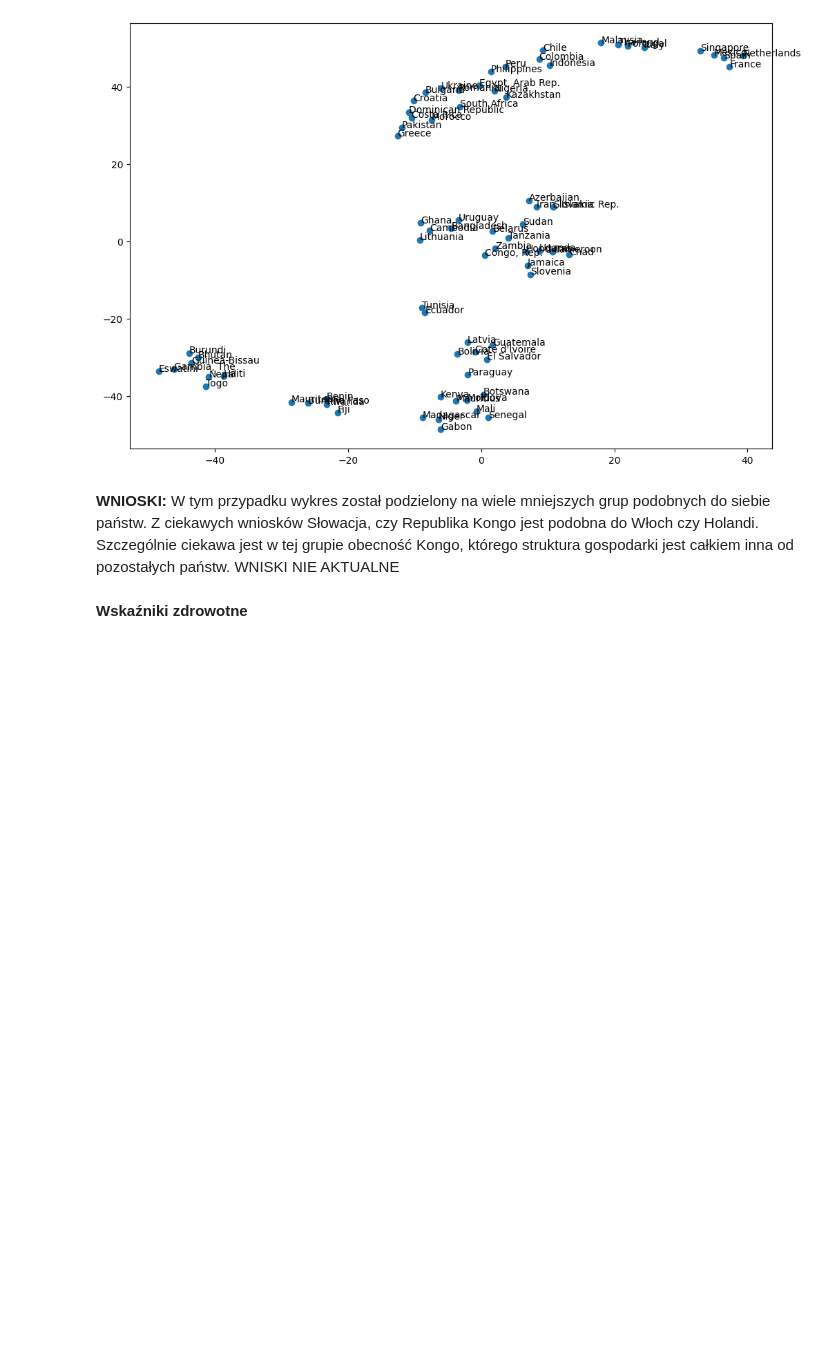
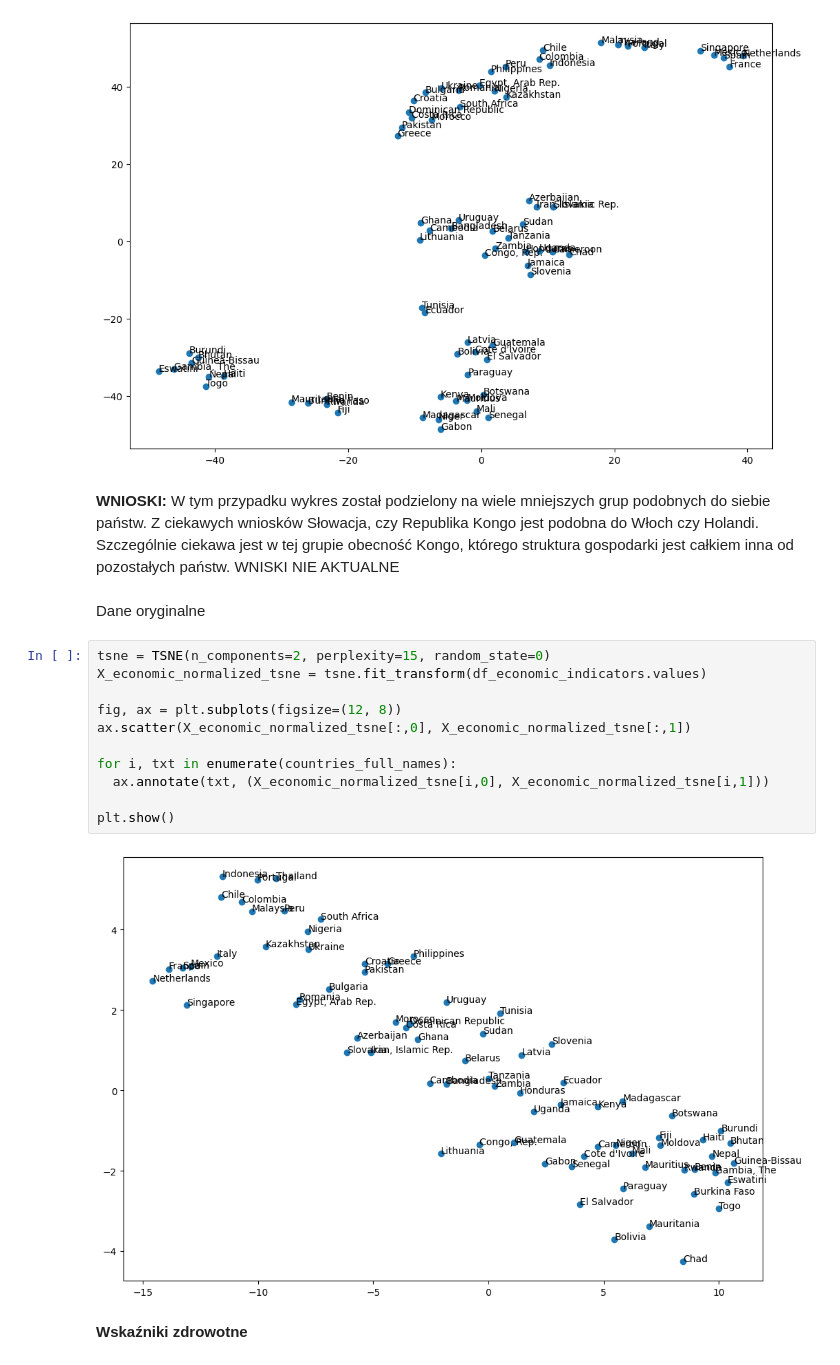
Before and after one commit to lion158/Eksploracja_Danych_Projekt, a Jupyter notebook: EksploracjaDanychProjekt2.ipynb, the cells around one changed output. Cells and saved outputs as stored; diff of their text form; blank space fills up the shorter version.

```diff
--- a/EksploracjaDanychProjekt2.ipynb
+++ b/EksploracjaDanychProjekt2.ipynb
@@ -636,6 +659,21 @@ plt.show()
 W tym przypadku wykres został podzielony na wiele mniejszych grup podobnych do siebie państw.
 Z ciekawych wniosków Słowacja, czy Republika Kongo jest podobna do Włoch czy Holandi. Szczególnie ciekawa jest w tej grupie obecność Kongo, którego struktura gospodarki jest całkiem inna od pozostałych państw.
 WNISKI NIE AKTUALNE
+# %% [markdown]
+Dane oryginalne
+# %%
+tsne = TSNE(n_components=2, perplexity=15, random_state=0)
+X_economic_normalized_tsne = tsne.fit_transform(df_economic_indicators.values)
+
+fig, ax = plt.subplots(figsize=(12, 8))
+ax.scatter(X_economic_normalized_tsne[:,0], X_economic_normalized_tsne[:,1])
+
+for i, txt in enumerate(countries_full_names):
+  ax.annotate(txt, (X_economic_normalized_tsne[i,0], X_economic_normalized_tsne[i,1]))
+
+plt.show()
+# %% [output]
+[figure, added]
 # %% [markdown]
 **Wskaźniki zdrowotne**
 # %%
```
Also changed, not shown: parts of 13 cells of this notebook.
